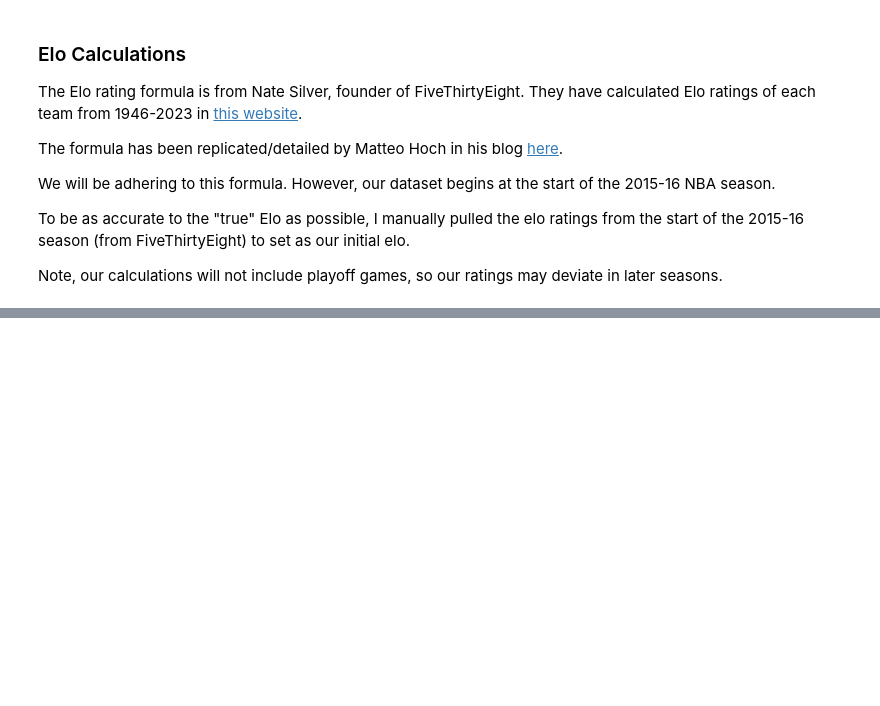
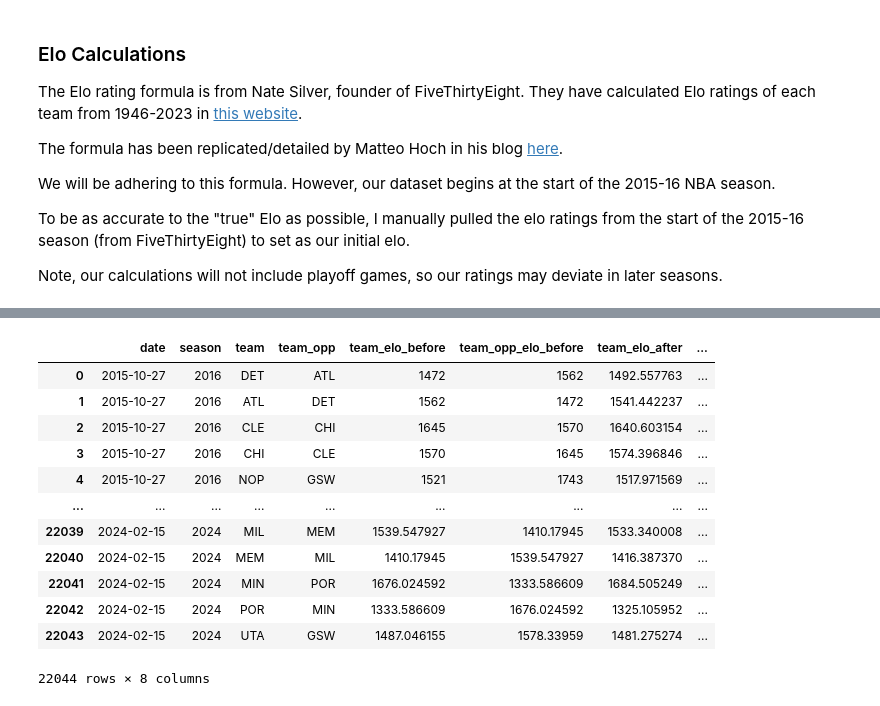
Before and after one commit to rqian239/RunTime, a Jupyter notebook: runtime/notebooks/feature_engineering_for_team_data.ipynb, the cells around one changed output, grey strips where cells are left out. Cells and saved outputs as stored; diff of their text form; code cells hidden in the pictures; blank space fills up the shorter version.

```diff
--- a/runtime/notebooks/feature_engineering_for_team_data.ipynb
+++ b/runtime/notebooks/feature_engineering_for_team_data.ipynb
@@ -184,0 +345,16 @@ elo_df = pd.DataFrame(columns=['date', 'season', 'team', 'team_opp', 'team_elo_b
+# %%
+elo_df
+# %% [output]
+|  | date | season | team | team_opp | team_elo_before | team_opp_elo_before | team_elo_after | ... |
+| 0 | 2015-10-27 | 2016 | DET | ATL | 1472 | 1562 | 1492.557763 | ... |
+| 1 | 2015-10-27 | 2016 | ATL | DET | 1562 | 1472 | 1541.442237 | ... |
+| 2 | 2015-10-27 | 2016 | CLE | CHI | 1645 | 1570 | 1640.603154 | ... |
+| 3 | 2015-10-27 | 2016 | CHI | CLE | 1570 | 1645 | 1574.396846 | ... |
+| 4 | 2015-10-27 | 2016 | NOP | GSW | 1521 | 1743 | 1517.971569 | ... |
+| ... | ... | ... | ... | ... | ... | ... | ... | ... |
+| 22039 | 2024-02-15 | 2024 | MIL | MEM | 1539.547927 | 1410.17945 | 1533.340008 | ... |
+| 22040 | 2024-02-15 | 2024 | MEM | MIL | 1410.17945 | 1539.547927 | 1416.387370 | ... |
+| 22041 | 2024-02-15 | 2024 | MIN | POR | 1676.024592 | 1333.586609 | 1684.505249 | ... |
+| 22042 | 2024-02-15 | 2024 | POR | MIN | 1333.586609 | 1676.024592 | 1325.105952 | ... |
+| 22043 | 2024-02-15 | 2024 | UTA | GSW | 1487.046155 | 1578.33959 | 1481.275274 | ... |
+22044 rows × 8 columns
```
Also changed, not shown: parts of 11 cells of this notebook.
